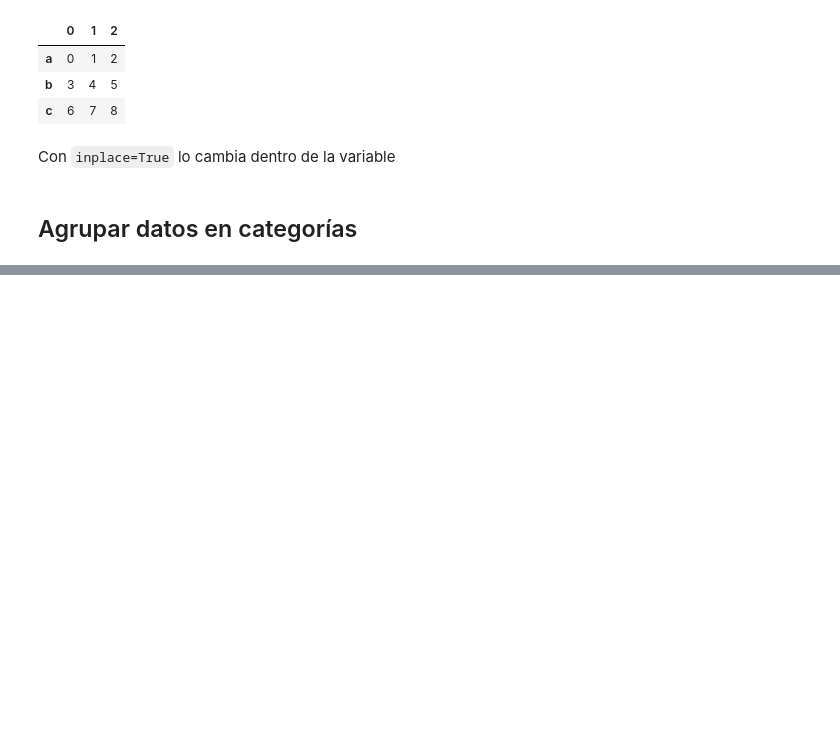
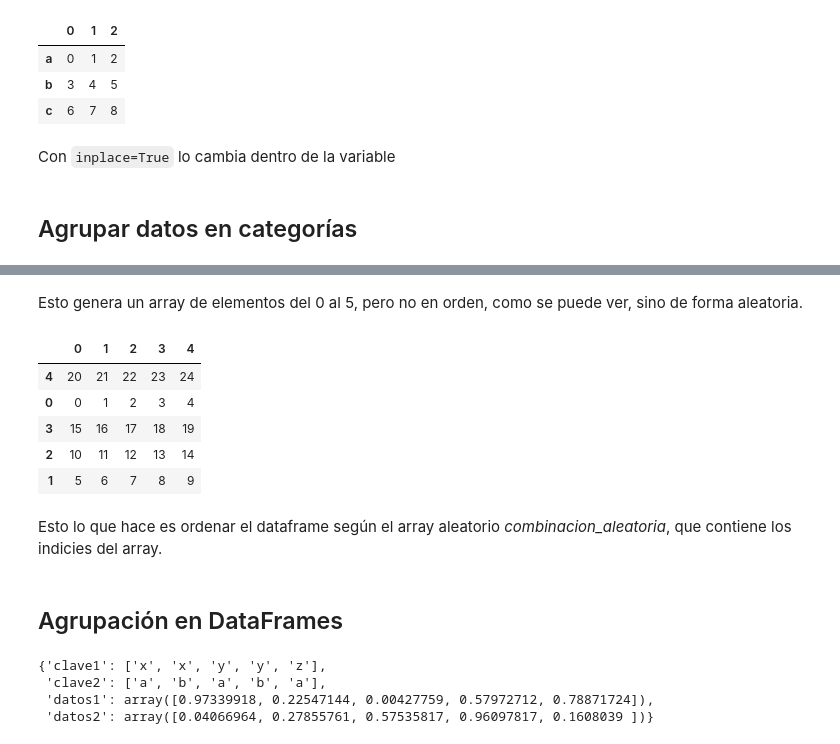
Before and after one commit to e5pe/PythonPath, a Jupyter notebook: python3aprendeDesde0/22_Tratamiento_de_datos/Untitled.ipynb, the cells around one changed output, grey strips where cells are left out. Saved outputs shown, nothing was run; the diff lists cells and outputs as text; code cells hidden in the pictures; blank space fills up the shorter version.

Commit message:
Terminada sección de Tratamiento de datos.

```diff
--- a/python3aprendeDesde0/22_Tratamiento_de_datos/Untitled.ipynb
+++ b/python3aprendeDesde0/22_Tratamiento_de_datos/Untitled.ipynb
@@ -410,0 +536,24 @@ Con `inplace=True` lo cambia dentro de la variable
+# %% [markdown]
+Esto genera un array de elementos del 0 al 5, pero no en orden, como se puede ver, sino de forma aleatoria.
+# %%
+dataframe.take(combinacion_aleatoria)
+# %% [output]
+|  | 0 | 1 | 2 | 3 | 4 |
+| 4 | 20 | 21 | 22 | 23 | 24 |
+| 0 | 0 | 1 | 2 | 3 | 4 |
+| 3 | 15 | 16 | 17 | 18 | 19 |
+| 2 | 10 | 11 | 12 | 13 | 14 |
+| 1 | 5 | 6 | 7 | 8 | 9 |
+# %% [markdown]
+Esto lo que hace es ordenar el dataframe según el array aleatorio *combinacion_aleatoria*, que contiene los indicies del array.
+# %% [markdown]
+## Agrupación en DataFrames
+# %%
+valores = {'clave1': ['x','x','y','y','z'], 'clave2':['a','b','a','b','a'],
+          'datos1':np.random.rand(5), 'datos2':np.random.rand(5)}
+valores
+# %% [output]
+{'clave1': ['x', 'x', 'y', 'y', 'z'],
+ 'clave2': ['a', 'b', 'a', 'b', 'a'],
+ 'datos1': array([0.97339918, 0.22547144, 0.00427759, 0.57972712, 0.78871724]),
+ 'datos2': array([0.04066964, 0.27855761, 0.57535817, 0.96097817, 0.1608039 ])}
```
Also changed, not shown: parts of 32 cells of this notebook.
